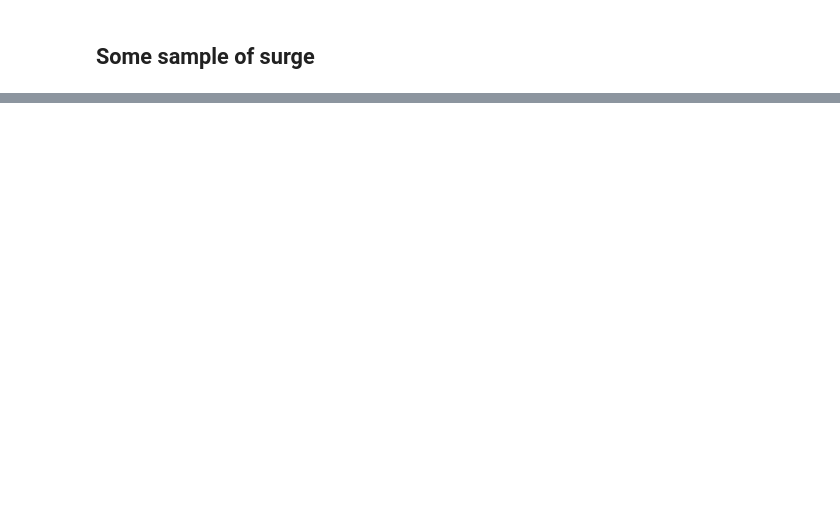
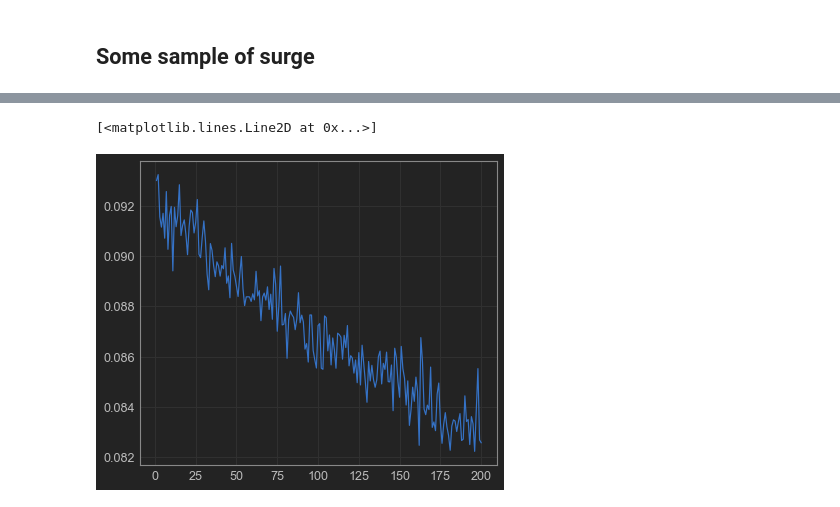
Before and after one commit to nralibera/Challenge-Data-ECL-2022, a Jupyter notebook: Surge forecast.ipynb, the cells around one changed output, grey strips where cells are left out. Drawn from its saved outputs; the diff is of its cells as text; code cells hidden in the pictures; blank space fills up the shorter version.

```diff
--- a/Surge forecast.ipynb
+++ b/Surge forecast.ipynb
@@ -61,0 +186,2 @@ Given sea level pressure fields (every 3h during 5 days) and the surge ( 2 times
+# %%
+x_train,y_train = data_per_day(train_slp,train_surge)
@@ -61,0 +196,25 @@ Given sea level pressure fields (every 3h during 5 days) and the surge ( 2 times
+# %%
+def build_cnn_model():
+  cnn_model = tf.keras.Sequential([
+
+        # First convolutional layer
+        tf.keras.layers.Conv2D(filters=12,kernel_size=3,activation="relu"),
+
+        # First max pooling layer
+        tf.keras.layers.MaxPool2D(),
+
+        tf.keras.layers.Flatten(),
+        tf.keras.layers.Dense(40, activation='relu'),
+        tf.keras.layers.Dense(70, activation="relu"),
+        tf.keras.layers.Dropout(0.1),
+        # output
+        tf.keras.layers.Dense(2,activation = None)
+  ])
+  return cnn_model
+# %%
+model = build_cnn_model()
+model.build(input_shape = x_train.shape)
+model.compile(optimizer = tf.keras.optimizers.SGD(learning_rate=1e-2),
+              loss='MeanSquaredError',
+              metrics=['RootMeanSquaredError'])
+model.summary()
@@ -61,0 +239,5 @@ Given sea level pressure fields (every 3h during 5 days) and the surge ( 2 times
+# %%
+##batch size
+BATCH_SIZE = 64
+EPOCHS = 200
+history = model.fit(x=x_train, y=y_train[:,0:2], batch_size= BATCH_SIZE,epochs=EPOCHS)
@@ -61,0 +269,5 @@ Given sea level pressure fields (every 3h during 5 days) and the surge ( 2 times
+# %%
+plt.plot(np.linspace(1,EPOCHS,EPOCHS),history.history['loss'])
+# %% [output]
+[<matplotlib.lines.Line2D at 0x...>]
+[figure, added]
```
Also changed, not shown: parts of 54 cells of this notebook, 16 other files.
